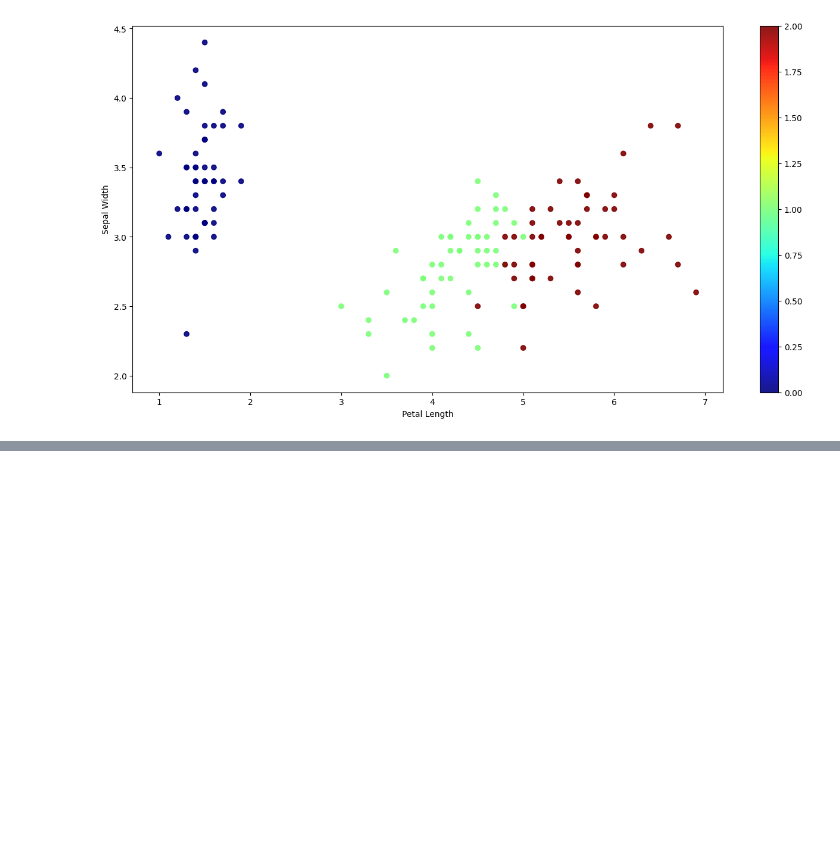
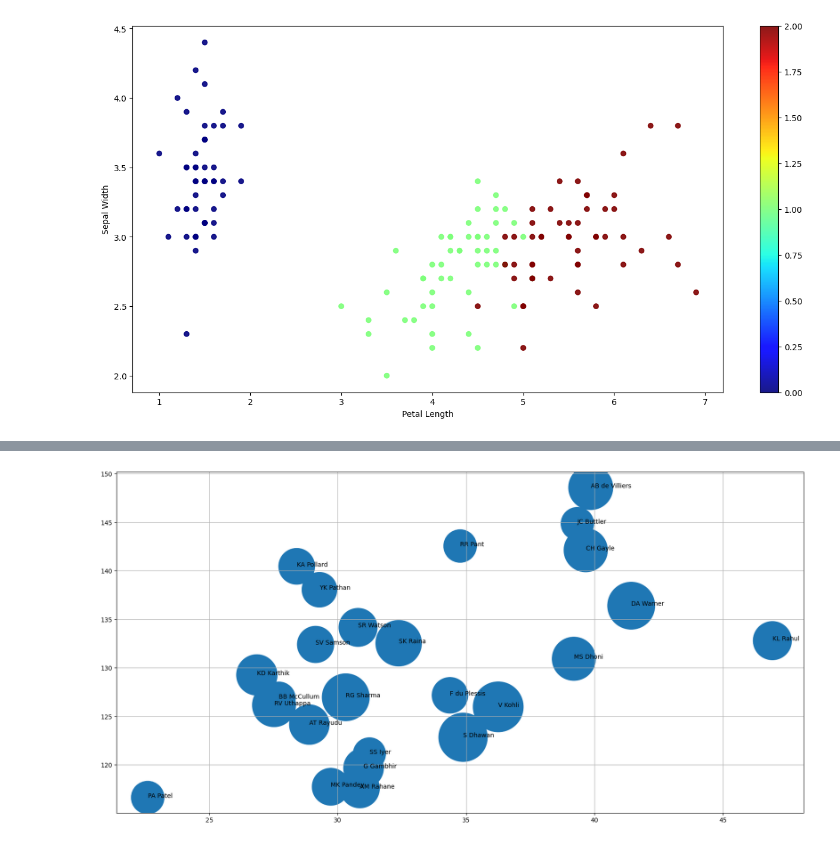
Before and after one commit to abdullah-621/Matplotlib, a Jupyter notebook: Matplotlib_part2.ipynb, the cells around one changed output, grey strips where cells are left out. Saved outputs shown, nothing was run; the diff lists cells and outputs as text; code cells hidden in the pictures; blank space fills up the shorter version.

```diff
--- a/Matplotlib_part2.ipynb
+++ b/Matplotlib_part2.ipynb
@@ -38,0 +53,4 @@ plt.colorbar()
+# %%
+df = pd.read_csv("/content/drive/MyDrive/Matplotlib_Dataset/batter.csv")
+df = df.head(25)
+df
@@ -38,0 +75,9 @@ plt.colorbar()
+# %%
+plt.figure(figsize=(20,10))
+plt.scatter(df['avg'],df['strike_rate'], s = df['runs'])
+plt.grid()
+
+for i in range(df.shape[0]):
+  plt.text(df['avg'].values[i], df['strike_rate'].values[i],df['batter'].values[i])
+# %% [output]
+[figure, added]
```
Also changed, not shown: parts of 24 cells of this notebook.
